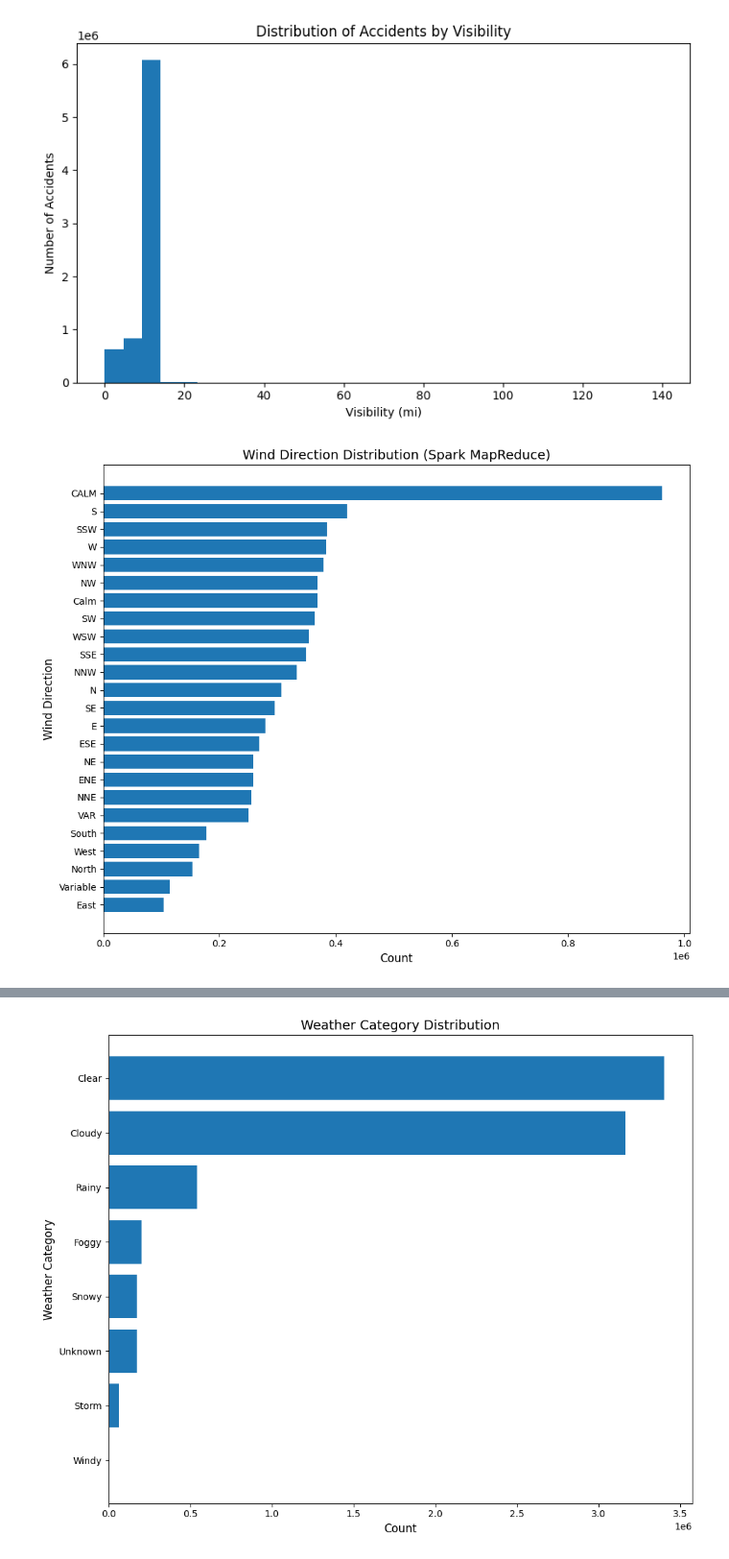
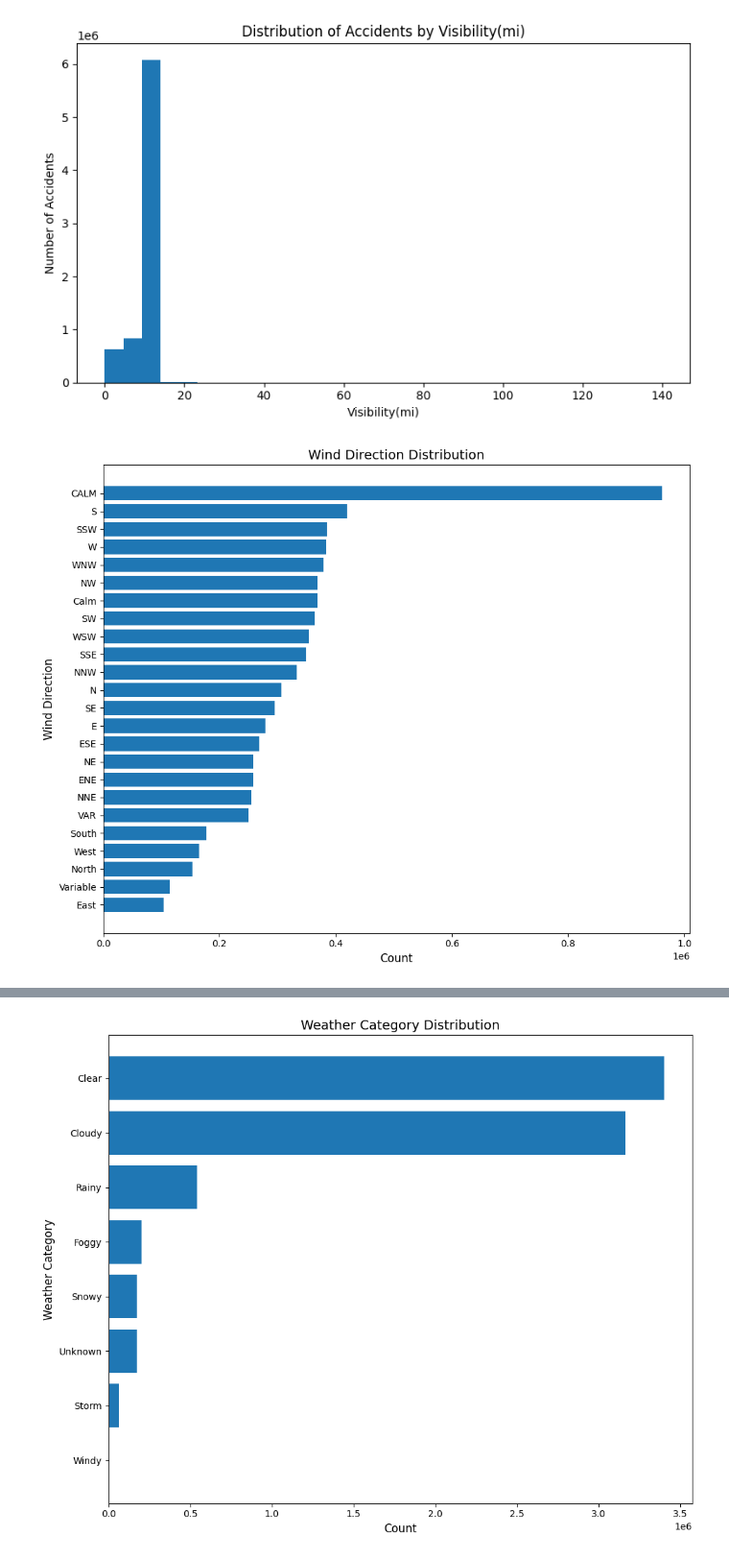
Before and after one commit to liw3n/us_accidents_analysis, a Jupyter notebook: weather_analysis_pyspark.ipynb, the cells around one changed output, grey strips where cells are left out. Shown at 96% size. Drawn from its saved outputs; the diff is of its cells as text; code cells hidden in the pictures.

```diff
--- a/weather_analysis_pyspark.ipynb
+++ b/weather_analysis_pyspark.ipynb
@@ -4,6 +4,7 @@ from pyspark import StorageLevel
 
 spark = SparkSession.builder \
     .appName("Weather Analysis RDD") \
+    .master("local[*]") \
     .getOrCreate()
 sc = spark.sparkContext
 raw_rdd = sc.textFile("US_Accidents_March23.csv")
@@ -121,57 +81,40 @@ plt.show()
 # %%
-visibility_idx = header_list.index("Visibility(mi)")
-visibility_rdd = parsed_rdd.mapPartitions(get_column_processor(visibility_idx))
-bin_edges, bin_counts = visibility_rdd.histogram(30)
-width = bin_edges[1] - bin_edges[0]
-
-plt.figure(figsize=(8, 5))
-plt.bar(
-    bin_edges[:-1],
-    bin_counts,
-    width=width,
-    align='edge'
-)
-
-plt.xlabel('Visibility (mi)')
-plt.ylabel('Number of Accidents')
-plt.title('Distribution of Accidents by Visibility')
-plt.tight_layout()
-plt.show()
+plot_histogram("Visibility(mi)")
 # %% [output]
-[figure, old version]
+[figure, new version]
 # %%
 wind_dir_idx = header_list.index("Wind_Direction")
 
 def get_wind_dir(iterator):
     for row in iterator:
         try:
             val = row[wind_dir_idx]
             if val and val.strip():
                 yield (val.strip(), 1)
         except (IndexError, AttributeError):
             continue
 
 wind_direction_counts = (
     parsed_rdd
     .mapPartitions(get_wind_dir)
     .reduceByKey(lambda a, b: a + b)
 )
 
 sorted_results = (
     wind_direction_counts
     .sortBy(lambda x: x[1], ascending=True)
     .collect()
 )
 
 # Unpack the list of tuples [('South', 500), ('North', 700), ...]
 labels, counts = zip(*sorted_results)
 plt.figure(figsize=(10, 8))
 plt.barh(labels, counts)
-plt.title('Wind Direction Distribution (Spark MapReduce)', fontsize=14)
+plt.title('Wind Direction Distribution', fontsize=14)
 plt.xlabel('Count', fontsize=12)
 plt.ylabel('Wind Direction', fontsize=12)
 plt.tight_layout()
 plt.show()
 # %% [output]
-[figure, old version]
+[figure, new version]
 # %%
```
Also changed, not shown: parts of 12 cells of this notebook, 2 other files.
